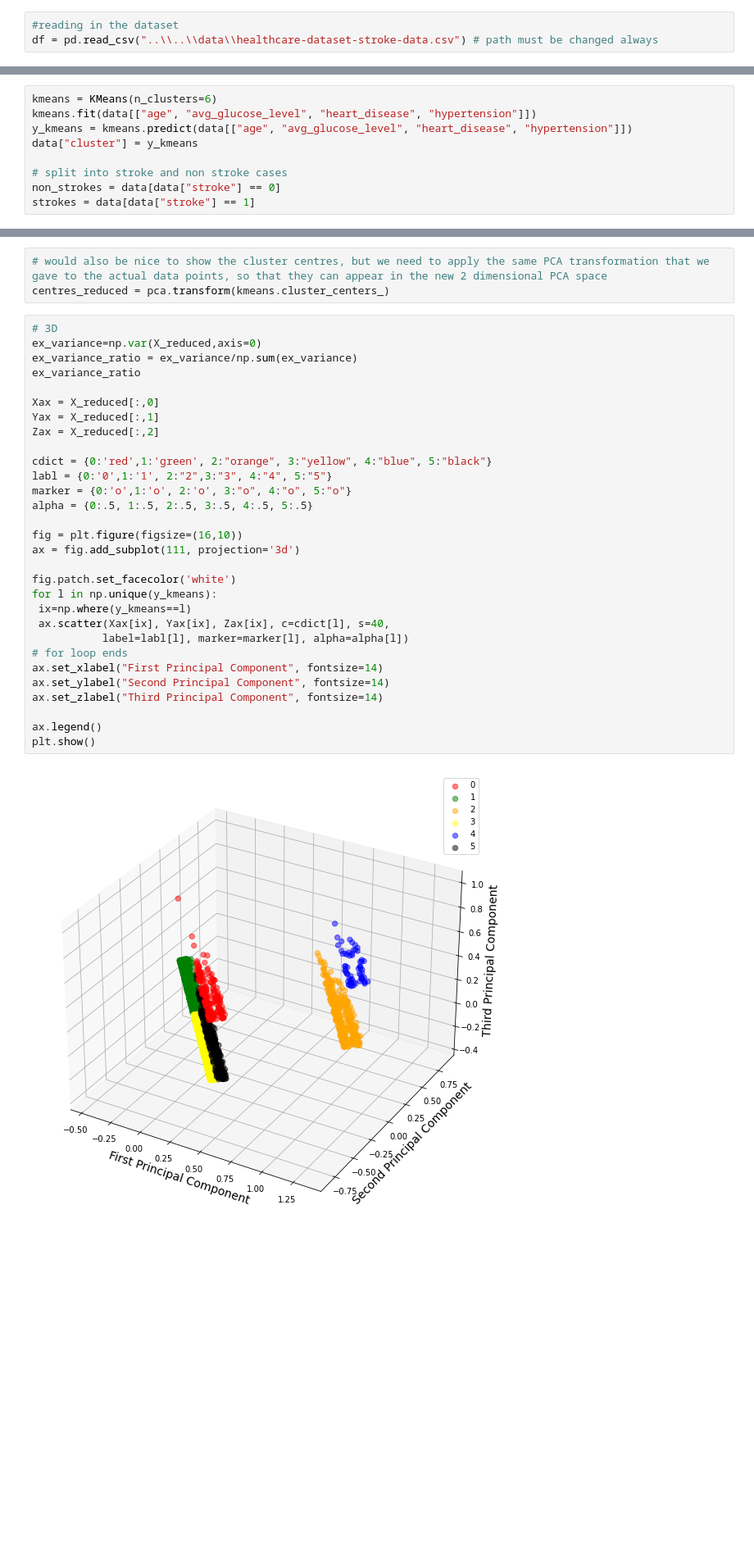
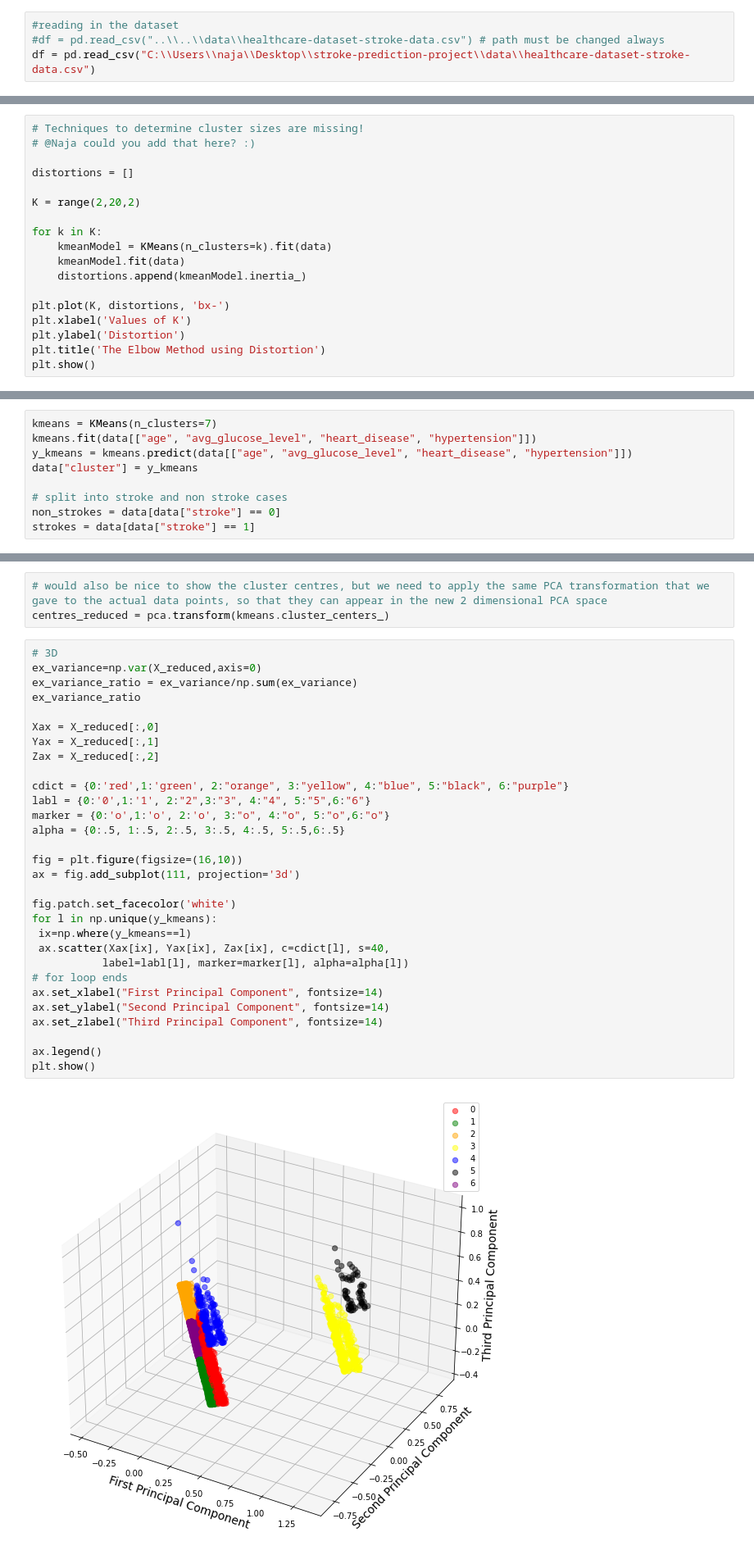
Before and after one commit to lrnz-asnprs/stroke-prediction-project, a Jupyter notebook: notebooks/hand-in notebooks/Cluster_section_hand-in.ipynb, the cells around one changed output, grey strips where cells are left out. Shown at 82% size. Saved outputs shown, nothing was run; the diff lists cells and outputs as text; blank space fills up the shorter version.

Commit message:
update clustering hand in

```diff
--- a/notebooks/hand-in notebooks/Cluster_section_hand-in.ipynb
+++ b/notebooks/hand-in notebooks/Cluster_section_hand-in.ipynb
@@ -11,7 +11,8 @@ import numpy as np
 # Clustering
 # %%
 #reading in the dataset
-df = pd.read_csv("..\\..\\data\\healthcare-dataset-stroke-data.csv") # path must be changed always
+#df = pd.read_csv("..\\..\\data\\healthcare-dataset-stroke-data.csv") # path must be changed always
+df = pd.read_csv("C:\\Users\\naja\\Desktop\\stroke-prediction-project\\data\\healthcare-dataset-stroke-data.csv")
 # %%
 #should be handled in the cleaning section of code
 df = df.fillna(df.median())
@@ -325,0 +314,18 @@ data
+# %%
+# Techniques to determine cluster sizes are missing!
+# @Naja could you add that here? :)
+
+distortions = []
+
+K = range(2,20,2)
+
+for k in K:
+    kmeanModel = KMeans(n_clusters=k).fit(data)
+    kmeanModel.fit(data)
+    distortions.append(kmeanModel.inertia_)
+
+plt.plot(K, distortions, 'bx-')
+plt.xlabel('Values of K')
+plt.ylabel('Distortion')
+plt.title('The Elbow Method using Distortion')
+plt.show()
@@ -326,5 +405,5 @@ data
 # %%
-kmeans = KMeans(n_clusters=6)
+kmeans = KMeans(n_clusters=7)
 kmeans.fit(data[["age", "avg_glucose_level", "heart_disease", "hypertension"]])
 y_kmeans = kmeans.predict(data[["age", "avg_glucose_level", "heart_disease", "hypertension"]])
 data["cluster"] = y_kmeans
@@ -393,35 +473,35 @@ centres_reduced = pca.transform(kmeans.cluster_centers_)
 # %%
 # 3D
 ex_variance=np.var(X_reduced,axis=0)
 ex_variance_ratio = ex_variance/np.sum(ex_variance)
 ex_variance_ratio
 
 Xax = X_reduced[:,0]
 Yax = X_reduced[:,1]
 Zax = X_reduced[:,2]
 
-cdict = {0:'red',1:'green', 2:"orange", 3:"yellow", 4:"blue", 5:"black"}
-labl = {0:'0',1:'1', 2:"2",3:"3", 4:"4", 5:"5"}
-marker = {0:'o',1:'o', 2:'o', 3:"o", 4:"o", 5:"o"}
-alpha = {0:.5, 1:.5, 2:.5, 3:.5, 4:.5, 5:.5}
+cdict = {0:'red',1:'green', 2:"orange", 3:"yellow", 4:"blue", 5:"black", 6:"purple"}
+labl = {0:'0',1:'1', 2:"2",3:"3", 4:"4", 5:"5",6:"6"}
+marker = {0:'o',1:'o', 2:'o', 3:"o", 4:"o", 5:"o",6:"o"}
+alpha = {0:.5, 1:.5, 2:.5, 3:.5, 4:.5, 5:.5,6:.5}
 
 fig = plt.figure(figsize=(16,10))
 ax = fig.add_subplot(111, projection='3d')
 
 fig.patch.set_facecolor('white')
 for l in np.unique(y_kmeans):
  ix=np.where(y_kmeans==l)
  ax.scatter(Xax[ix], Yax[ix], Zax[ix], c=cdict[l], s=40,
            label=labl[l], marker=marker[l], alpha=alpha[l])
 # for loop ends
 ax.set_xlabel("First Principal Component", fontsize=14)
 ax.set_ylabel("Second Principal Component", fontsize=14)
 ax.set_zlabel("Third Principal Component", fontsize=14)
 
 ax.legend()
 plt.show()
 # %% [output]
-[figure, old version]
+[figure, new version]
 # %%
 # Plot the results (Only works for 2 dimensions)
 
```
Also changed, not shown: parts of 7 cells of this notebook.
